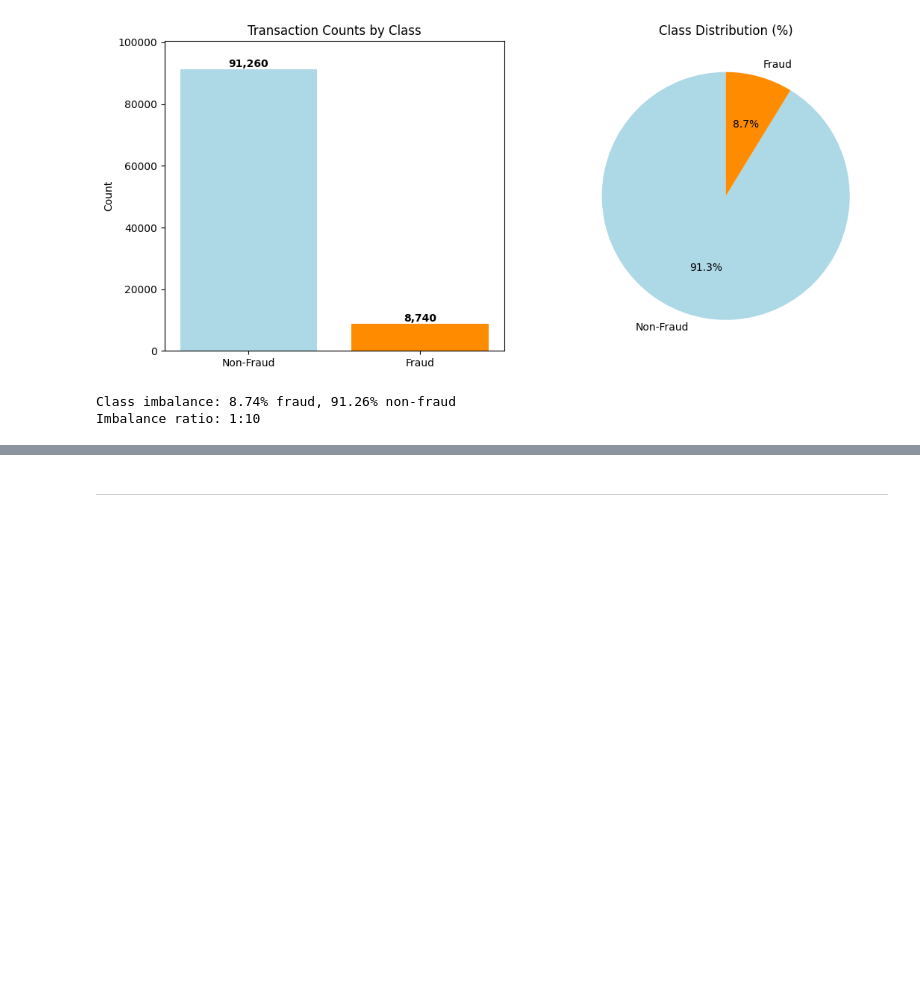
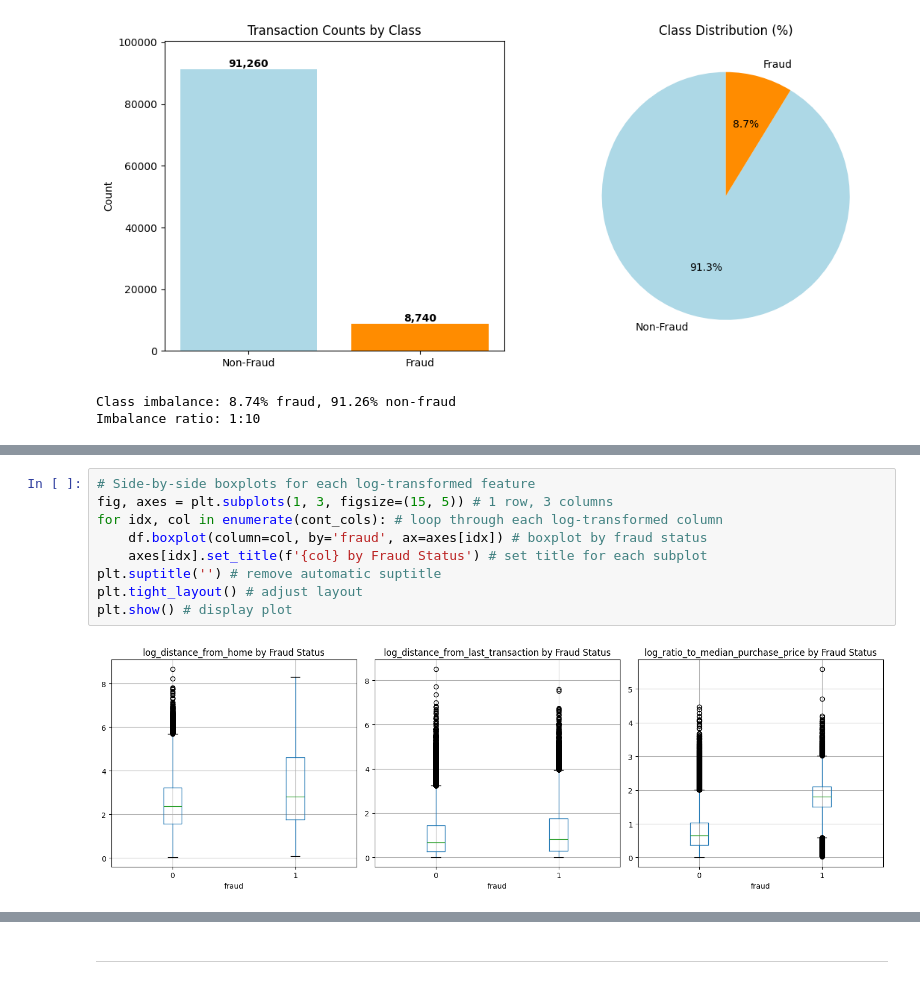
Before and after one commit to JayneLawley/Credit-Card-Fraud-Analysis, a Jupyter notebook: jupyter_notebooks/02_EDA.ipynb, the cells around one changed output, grey strips where cells are left out. Saved outputs shown, nothing was run; the diff lists cells and outputs as text; blank space fills up the shorter version.

```diff
--- a/jupyter_notebooks/02_EDA.ipynb
+++ b/jupyter_notebooks/02_EDA.ipynb
@@ -182,0 +223,11 @@ Section 2 content
+# %%
+# Side-by-side boxplots for each log-transformed feature
+fig, axes = plt.subplots(1, 3, figsize=(15, 5)) # 1 row, 3 columns
+for idx, col in enumerate(cont_cols): # loop through each log-transformed column
+    df.boxplot(column=col, by='fraud', ax=axes[idx]) # boxplot by fraud status
+    axes[idx].set_title(f'{col} by Fraud Status') # set title for each subplot
+plt.suptitle('') # remove automatic suptitle
+plt.tight_layout() # adjust layout
+plt.show() # display plot
+# %% [output]
+[figure, added]
```
Also changed, not shown: parts of 8 cells of this notebook, 1 other file.
